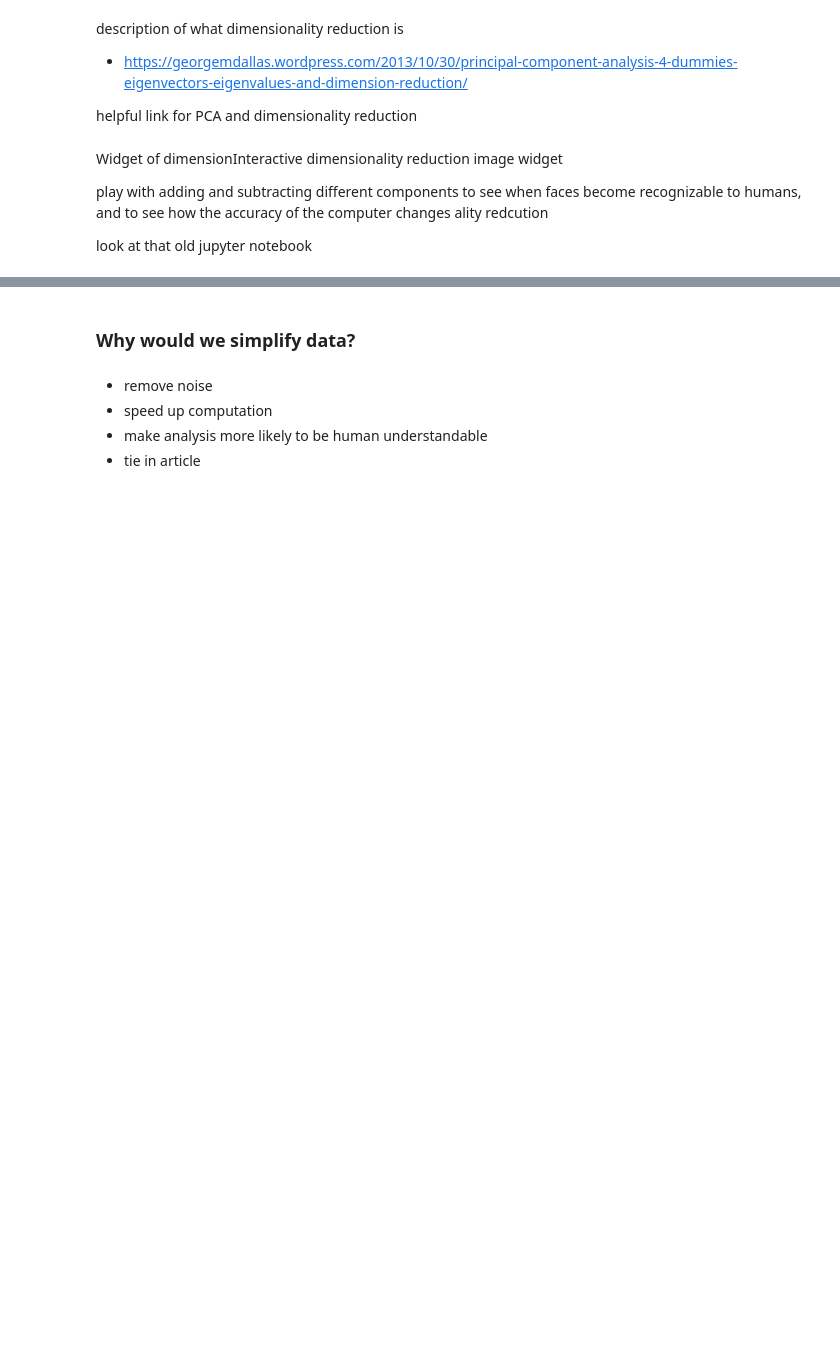
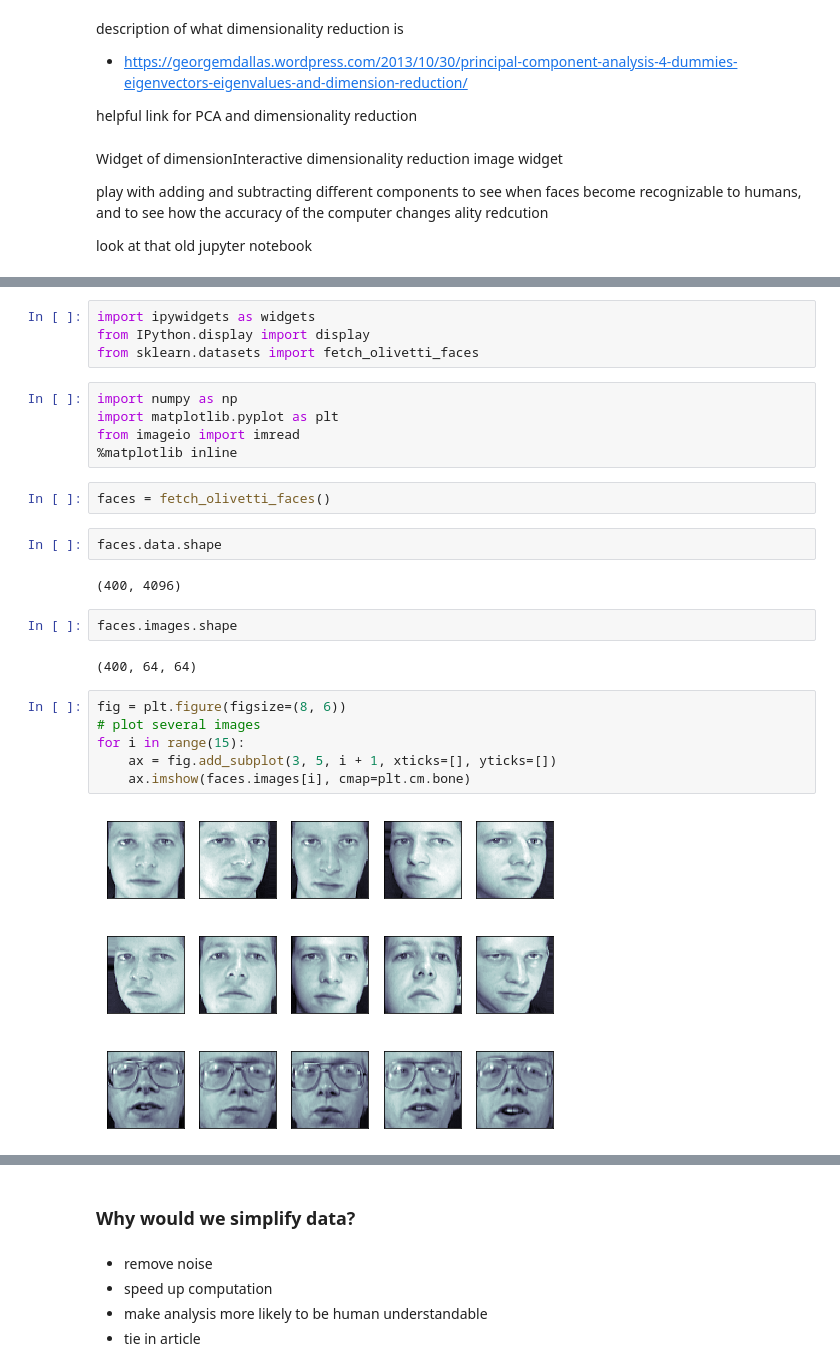
Before and after one commit to ds-modules/COGSCI-1, a Jupyter notebook: cogsci1_notebook.ipynb, the cells around one changed output, grey strips where cells are left out. Saved outputs shown, nothing was run; the diff lists cells and outputs as text; blank space fills up the shorter version.

Commit message:
started work on widget + added hyperlinks

```diff
--- a/cogsci1_notebook.ipynb
+++ b/cogsci1_notebook.ipynb
@@ -189,0 +196,27 @@ look at that old jupyter notebook
+# %%
+import ipywidgets as widgets
+from IPython.display import display
+from sklearn.datasets import fetch_olivetti_faces
+# %%
+import numpy as np
+import matplotlib.pyplot as plt
+from imageio import imread
+%matplotlib inline
+# %%
+faces = fetch_olivetti_faces()
+# %%
+faces.data.shape
+# %% [output]
+(400, 4096)
+# %%
+faces.images.shape
+# %% [output]
+(400, 64, 64)
+# %%
+fig = plt.figure(figsize=(8, 6))
+# plot several images
+for i in range(15):
+    ax = fig.add_subplot(3, 5, i + 1, xticks=[], yticks=[])
+    ax.imshow(faces.images[i], cmap=plt.cm.bone)
+# %% [output]
+[figure, added]
```
Also changed, not shown: parts of 21 cells of this notebook.
